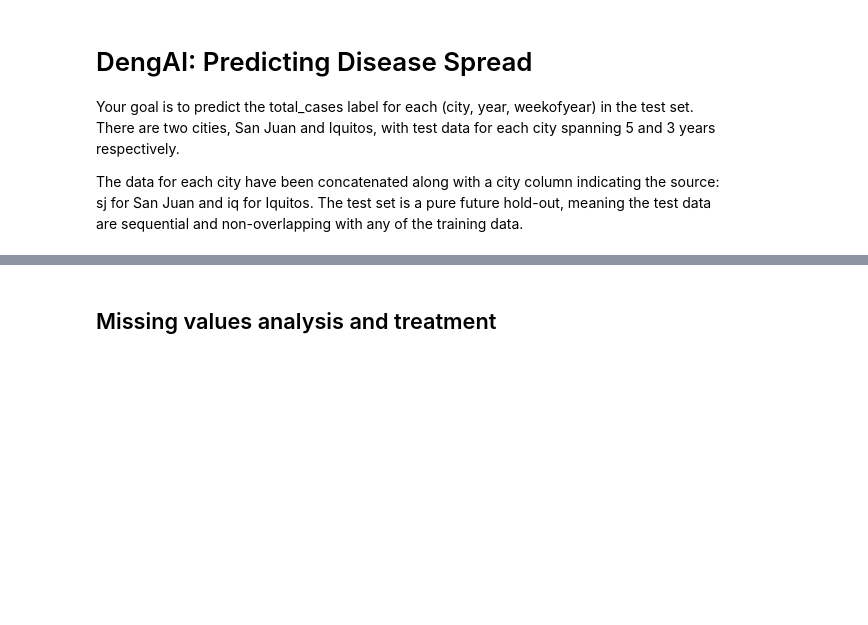
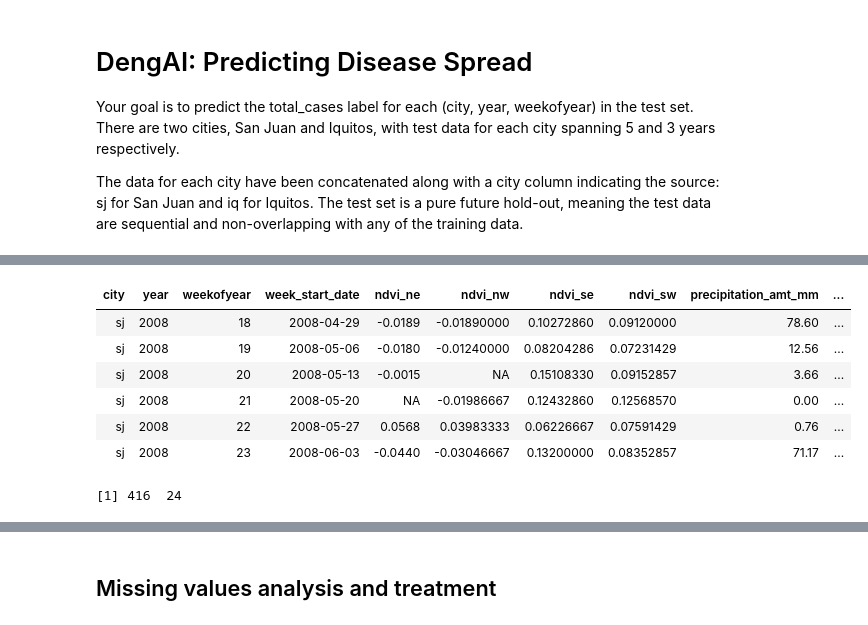
Before and after one commit to rehanali/DengAI-Predicting-Disease-Spread, a Jupyter notebook: dengue_prediction.ipynb, the cells around one changed output, grey strips where cells are left out. Drawn from its saved outputs; the diff is of its cells as text; code cells hidden in the pictures; blank space fills up the shorter version.

```diff
--- a/dengue_prediction.ipynb
+++ b/dengue_prediction.ipynb
@@ -54 +46,15 @@ test.shape
+# %%
+head(test)
+# %% [output]
+| city | year | weekofyear | week_start_date | ndvi_ne | ndvi_nw | ndvi_se | ndvi_sw | precipitation_amt_mm | ... |
+| sj | 2008 | 18 | 2008-04-29 | -0.0189 | -0.01890000 | 0.10272860 | 0.09120000 | 78.60 | ... |
+| sj | 2008 | 19 | 2008-05-06 | -0.0180 | -0.01240000 | 0.08204286 | 0.07231429 | 12.56 | ... |
+| sj | 2008 | 20 | 2008-05-13 | -0.0015 | NA | 0.15108330 | 0.09152857 | 3.66 | ... |
+| sj | 2008 | 21 | 2008-05-20 | NA | -0.01986667 | 0.12432860 | 0.12568570 | 0.00 | ... |
+| sj | 2008 | 22 | 2008-05-27 | 0.0568 | 0.03983333 | 0.06226667 | 0.07591429 | 0.76 | ... |
+| sj | 2008 | 23 | 2008-06-03 | -0.0440 | -0.03046667 | 0.13200000 | 0.08352857 | 71.17 | ... |
+# %%
+dim(test)
+# %% [output]
+[1] 416  24
 # %%
```
Also changed, not shown: parts of 29 cells of this notebook.
